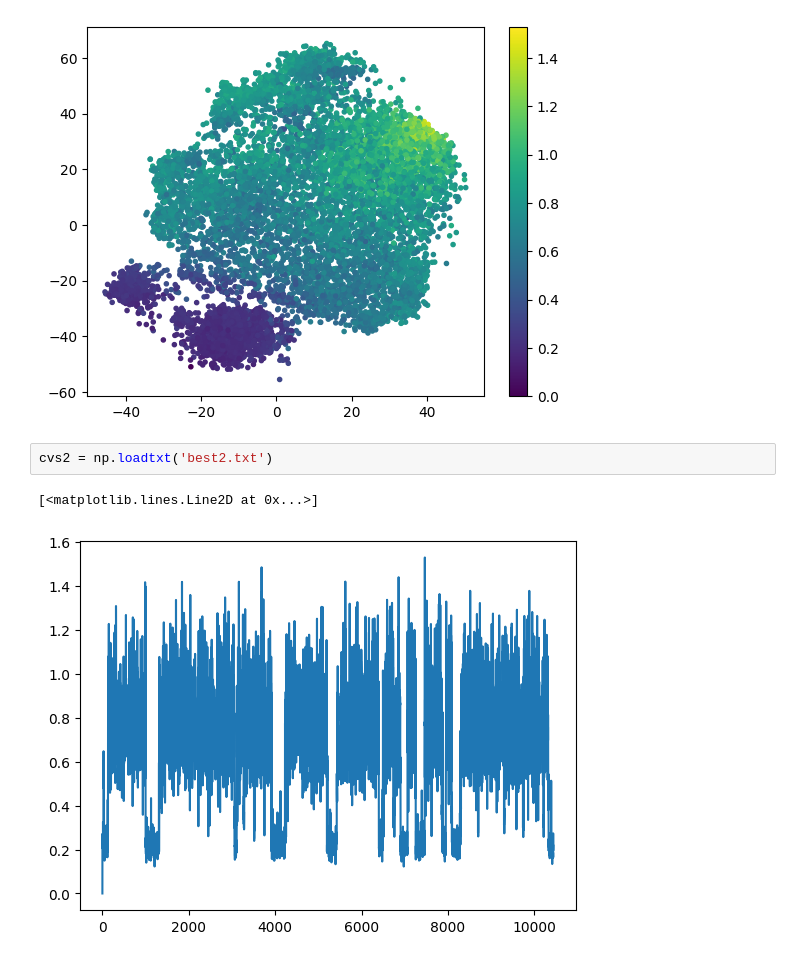
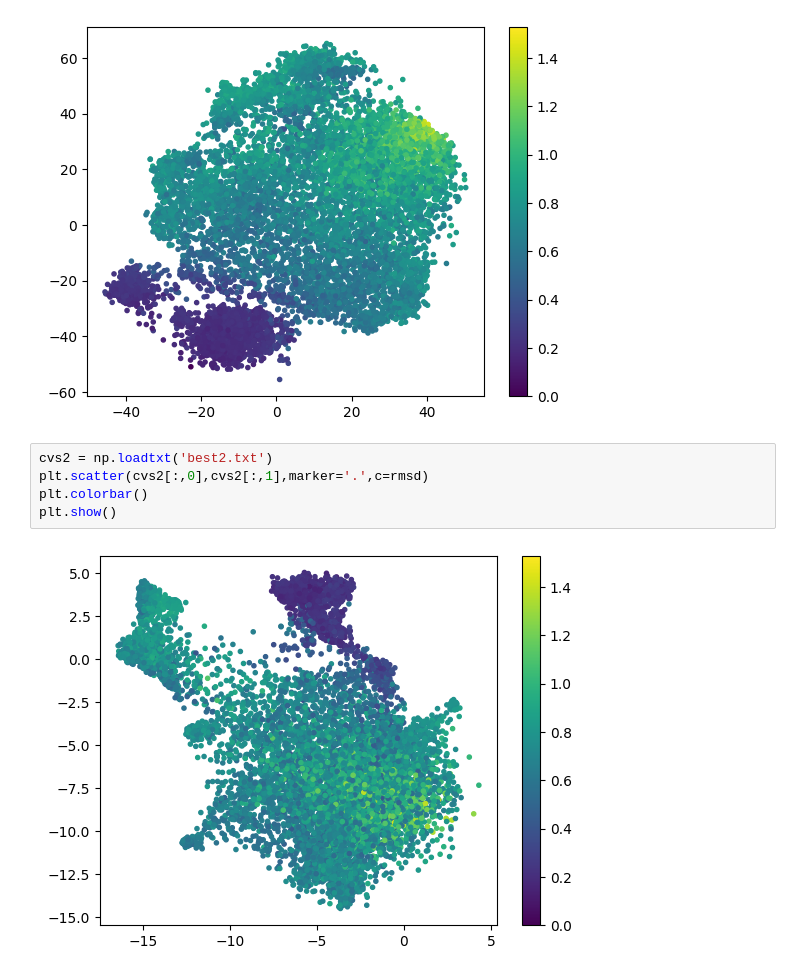
Before and after one commit to ljocha/parmtSNEcv, a Jupyter notebook: results.ipynb, the cells around one changed output. Cells and saved outputs as stored; diff of their text form.

```diff
--- a/results.ipynb
+++ b/results.ipynb
@@ -63,6 +63,8 @@ plt.show()
 [figure]
 # %%
 cvs2 = np.loadtxt('best2.txt')
+plt.scatter(cvs2[:,0],cvs2[:,1],marker='.',c=rmsd)
+plt.colorbar()
+plt.show()
 # %% [output]
-[<matplotlib.lines.Line2D at 0x...>]
-[figure, old version]
+[figure, new version]
```
Also changed, not shown: parts of 3 cells of this notebook, 3 other files.
